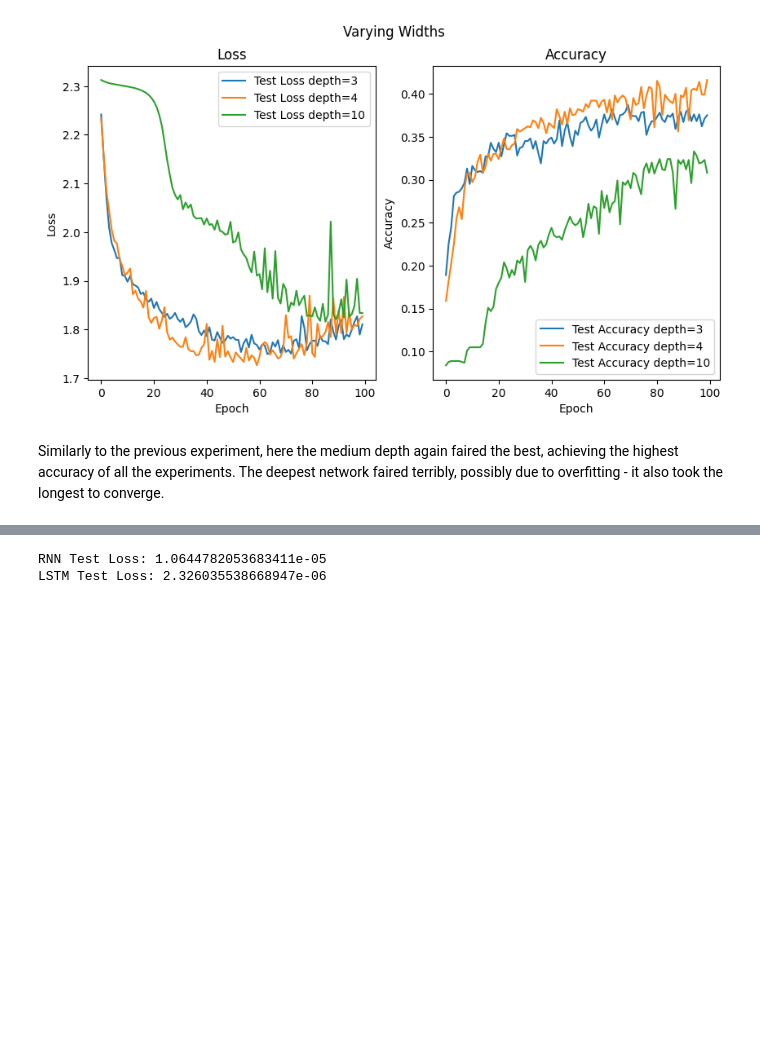
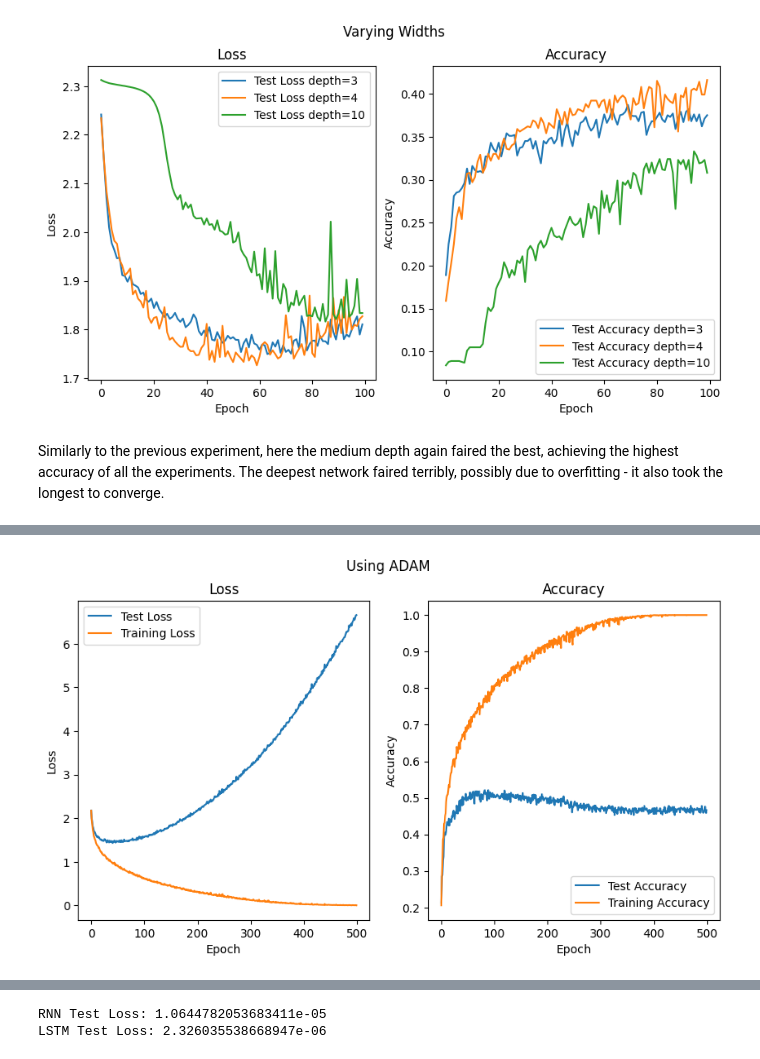
Before and after one commit to yoavgur/ml_hw, a Jupyter notebook: Deep/HW1.ipynb, the cells around one changed output, grey strips where cells are left out. Saved outputs shown, nothing was run; the diff lists cells and outputs as text; code cells hidden in the pictures; blank space fills up the shorter version.

```diff
--- a/Deep/HW1.ipynb
+++ b/Deep/HW1.ipynb
@@ -413,0 +604,6 @@ Similarly to the previous experiment, here the medium depth again faired the bes
+# %%
+_modelADAM = CNN()
+_optimizer = optim.Adam(_modelADAM.parameters(), learning_rate, betas=[0.9, 0.95])
+model, test_losses, test_accuracies, training_losses, training_accuracies = train_CNN(_modelADAM, _criterion, _optimizer,num_epochs=ephocs, std=standard_deviation)
+plot_graphs(test_losses, test_accuracies, training_losses, training_accuracies, "Using ADAM")
+# %% [output]
@@ -413,0 +611 @@ Similarly to the previous experiment, here the medium depth again faired the bes
+[figure, added]
```
Also changed, not shown: parts of 12 cells of this notebook.
